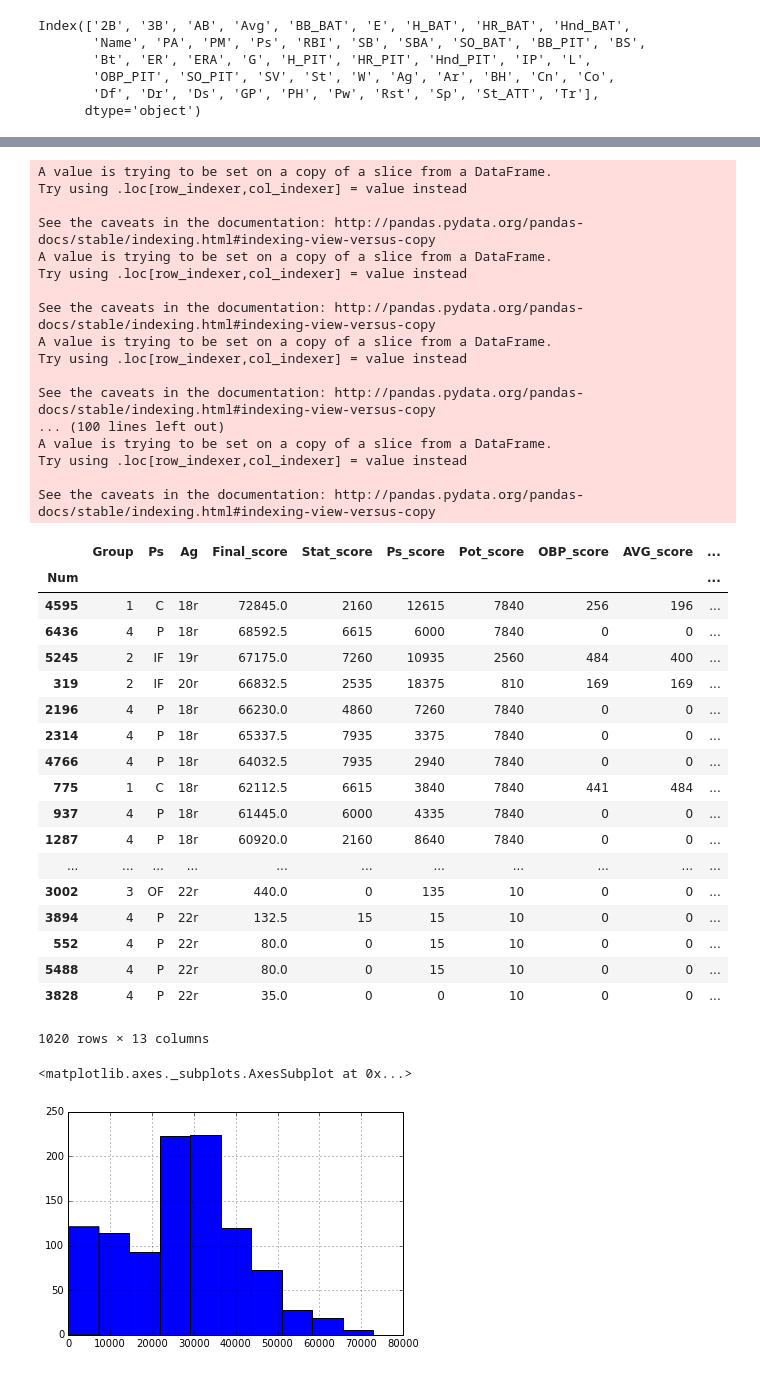
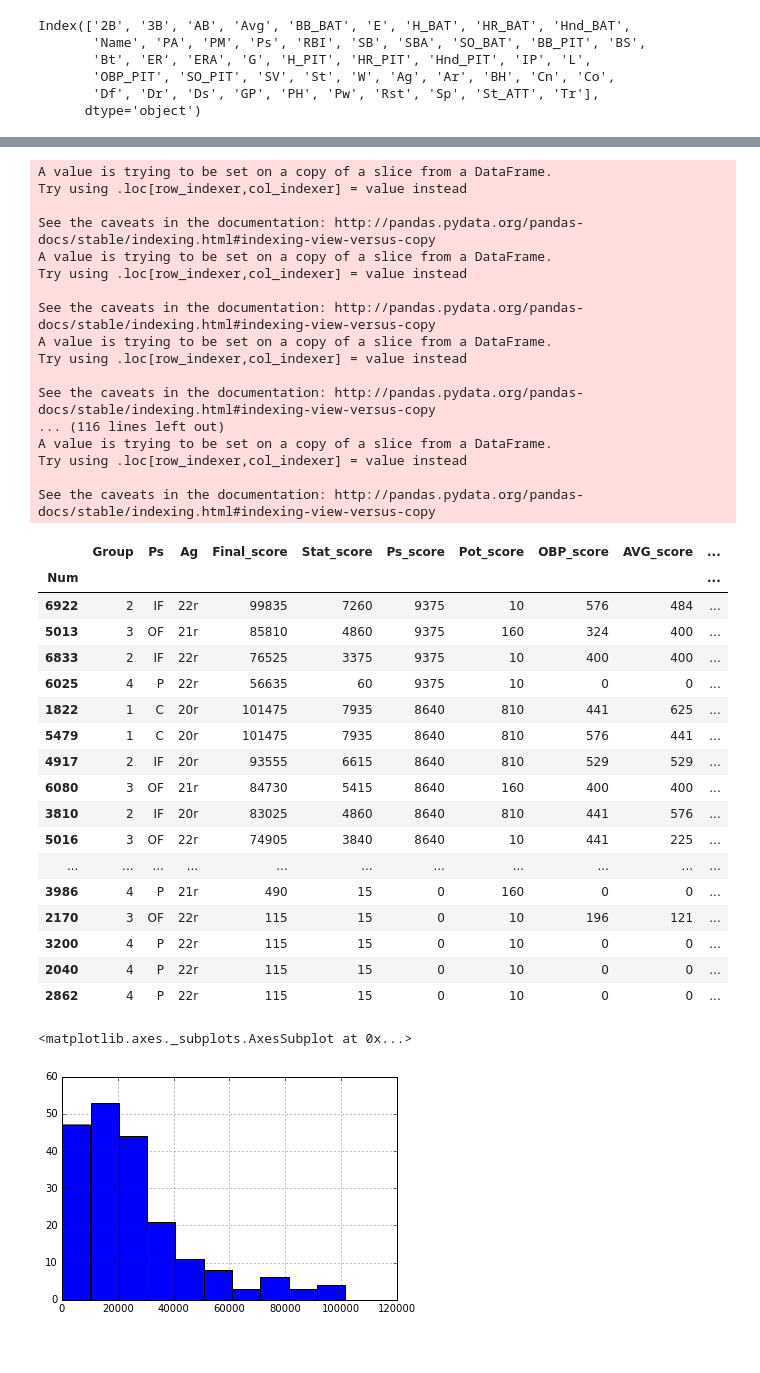
Before and after one commit to jesseerdmann/del_tools, a Jupyter notebook: notebooks/EPBL_Draft.ipynb, the cells around one changed output, grey strips where cells are left out. Saved outputs shown, nothing was run; the diff lists cells and outputs as text; code cells hidden in the pictures.

```diff
--- a/notebooks/EPBL_Draft.ipynb
+++ b/notebooks/EPBL_Draft.ipynb
@@ -156,8 +160,28 @@ infielders = scored[scored['Ps'] == 'IF']
 outfielders = scored[scored['Ps'] == 'OF']
 pitchers = scored[scored['Ps'] == 'P']
 
-catchers['Ps_raw'] = catchers['Co_score'] * 8 + catchers['Pw_score'] * 3 + catchers['Ds_score'] * 5 + \
-                     catchers['Ar_score'] * 3 + catchers['Dr_score'] + catchers['Sp_score'] + catchers['Df_score']
+def min_hit(x):
+    if int(x['Co']) >= CO_MIN and int(x['Ds']) >= DS_MIN:
+        return x['Ps_raw']
+    else:
+        return -1000
+
+def min_arm(x):
+    if int(x['Ar']) >= ARM_MIN:
+        return x['Ps_raw']
+    else:
+        return -1000
+
+def min_pit(x):
+    if int(x['Ar']) + int(x['Cn']) >= PIT_MIN:
+        return x['Ps_raw']
+    else:
+        return -1000
+
+catchers['Ps_raw'] = catchers['Co_score'] * 8 + catchers['Pw_score'] * 3 + catchers['Ds_score'] * 6 + \
+                     catchers['Ar_score'] * 6 + catchers['Dr_score'] + catchers['Sp_score'] + catchers['Df_score']
+catchers['Ps_raw'] = catchers.apply(min_hit, axis=1)
+catchers['Ps_raw'] = catchers.apply(min_arm, axis=1)
 catchers = stat_score(catchers, 'Ps_raw', 'Ps_score', pos_weight)
 catchers['PA_avg'] = (1 - (catchers['PA'].astype(int) / catchers['AB'].astype(int))) * 1000
 catchers['PA_avg'] = catchers['PA_avg'].apply(lambda x: 0 if str(x) == 'nan' else x)
@@ -175,9 +199,10 @@ catchers['Stat_raw'] = (catchers['OBP_score'] * 8 + \
 catchers['Group'] = '1'
 catchers = stat_score(catchers, 'Stat_raw', 'Stat_score', stat_weight)
 
-infielders['Ps_raw'] = infielders['Co_score'] * 8 + infielders['Pw_score'] * 3 + infielders['Ds_score'] * 5 + \
+infielders['Ps_raw'] = infielders['Co_score'] * 8 + infielders['Pw_score'] * 3 + infielders['Ds_score'] * 6 + \
                      infielders['Ar_score'] + infielders['Dr_score'] + infielders['Sp_score'] * 2 + \
                      infielders['Df_score'] * 2
+infielders['Ps_raw'] = infielders.apply(min_hit, axis=1)
 infielders = stat_score(infielders, 'Ps_raw', 'Ps_score', pos_weight)
 infielders['PA_avg'] = (infielders['PA'].astype(int) / infielders['AB'].astype(int)) * 1000
 infielders['PA_avg'] = infielders['PA_avg'].apply(lambda x: 0 if str(x) == 'nan' else x)
@@ -195,9 +220,10 @@ infielders['Stat_raw'] = (infielders['OBP_score'] * 8 + \
 infielders['Group'] = '2'
 infielders = stat_score(infielders, 'Stat_raw', 'Stat_score', stat_weight)
 
-outfielders['Ps_raw'] = outfielders['Co_score'] * 8 + outfielders['Pw_score'] * 3 + outfielders['Ds_score'] * 5 + \
+outfielders['Ps_raw'] = outfielders['Co_score'] * 8 + outfielders['Pw_score'] * 3 + outfielders['Ds_score'] * 6 + \
                      outfielders['Ar_score'] * 2 + outfielders['Dr_score'] + outfielders['Sp_score'] * 2 + \
                      outfielders['Df_score'] * 3
+outfielders['Ps_raw'] = outfielders.apply(min_hit, axis=1)
 outfielders = stat_score(outfielders, 'Ps_raw', 'Ps_score', pos_weight)
 outfielders['PA_avg'] = (outfielders['PA'].astype(int) / outfielders['AB'].astype(int)) * 1000
 outfielders['PA_avg'] = outfielders['PA_avg'].apply(lambda x: 0 if str(x) == 'nan' else x)
@@ -215,8 +241,9 @@ outfielders['Stat_raw'] = (outfielders['OBP_score'] * 8 + \
 outfielders['Group'] = '3'
 outfielders = stat_score(outfielders, 'Stat_raw', 'Stat_score', stat_weight)
 
-pitchers['Ps_raw'] = pitchers['Co_score'] + pitchers['Pw_score'] + pitchers['Ds_score'] + pitchers['Ar_score'] * 8 + \
+pitchers['Ps_raw'] = pitchers['Co_score'] + pitchers['Pw_score'] + pitchers['Ds_score'] * 4 + pitchers['Ar_score'] * 8 + \
                      pitchers['Dr_score'] * 4 + pitchers['Sp_score'] + pitchers['Df_score'] + pitchers['Cn_score'] * 12
+pitchers['Ps_raw'] = pitchers.apply(min_pit, axis=1)
 pitchers = stat_score(pitchers, 'Ps_raw', 'Ps_score', pos_weight)
 pitchers['IP_avg'] = pitchers['IP'].apply(lambda x: float(x))
 pitchers['IP_avg'] = pitchers['IP_avg'].apply(lambda x: 80.0 if x > 80.0 else x)
@@ -248,37 +275,40 @@ A value is trying to be set on a copy of a slice from a DataFrame.
 Try using .loc[row_indexer,col_indexer] = value instead
 
 See the caveats in the documentation: http://pandas.pydata.org/pandas-docs/stable/indexing.html#indexing-view-versus-copy
-... (100 lines left out)
+... (116 lines left out)
 A value is trying to be set on a copy of a slice from a DataFrame.
 Try using .loc[row_indexer,col_indexer] = value instead
 
 See the caveats in the documentation: http://pandas.pydata.org/pandas-docs/stable/indexing.html#indexing-view-versus-copy
 # %%
 scored['Final_score'] = (scored['Stat_score'] * STAT_FACTOR) + (scored['Ps_score'] * POS_FACTOR) + (scored['Pot_score'] * POT_FACTOR)
-scored.sort_values(by=['Final_score'], ascending=False).loc[:, ['Group', 'Ps', 'Ag', 'Final_score', 'Stat_score', 'Ps_score', 'Pot_score', 'OBP_score', 'AVG_score', 'SLG_score', 'SB_score', 'K_score', 'Ps_raw']]
+#scored.sort_values(by=['Final_score'], ascending=False).loc[:, ['Group', 'Ps', 'Ag', 'Final_score', 'Stat_score', 'Ps_score', 'Pot_score', 'OBP_score', 'AVG_score', 'SLG_score', 'SB_score', 'K_score', 'Ps_raw']]
+restricted = scored[scored['Pot_score'] > 0]
+restricted = restricted[restricted['Stat_score'] > 0]
+restricted.sort_values(by=['Ps_score', 'Stat_score', 'Pot_score'], ascending=False)\
+  .loc[:, ['Group', 'Ps', 'Ag', 'Final_score', 'Stat_score', 'Ps_score', 'Pot_score', 'OBP_score', 'AVG_score', 'SLG_score', 'SB_score', 'K_score', 'Ps_raw']]
 # %% [output]
 |  | Group | Ps | Ag | Final_score | Stat_score | Ps_score | Pot_score | OBP_score | AVG_score | ... |
 | Num |  |  |  |  |  |  |  |  |  | ... |
-| 4595 | 1 | C | 18r | 72845.0 | 2160 | 12615 | 7840 | 256 | 196 | ... |
-| 6436 | 4 | P | 18r | 68592.5 | 6615 | 6000 | 7840 | 0 | 0 | ... |
-| 5245 | 2 | IF | 19r | 67175.0 | 7260 | 10935 | 2560 | 484 | 400 | ... |
-| 319 | 2 | IF | 20r | 66832.5 | 2535 | 18375 | 810 | 169 | 169 | ... |
-| 2196 | 4 | P | 18r | 66230.0 | 4860 | 7260 | 7840 | 0 | 0 | ... |
-| 2314 | 4 | P | 18r | 65337.5 | 7935 | 3375 | 7840 | 0 | 0 | ... |
-| 4766 | 4 | P | 18r | 64032.5 | 7935 | 2940 | 7840 | 0 | 0 | ... |
-| 775 | 1 | C | 18r | 62112.5 | 6615 | 3840 | 7840 | 441 | 484 | ... |
-| 937 | 4 | P | 18r | 61445.0 | 6000 | 4335 | 7840 | 0 | 0 | ... |
-| 1287 | 4 | P | 18r | 60920.0 | 2160 | 8640 | 7840 | 0 | 0 | ... |
+| 6922 | 2 | IF | 22r | 99835 | 7260 | 9375 | 10 | 576 | 484 | ... |
+| 5013 | 3 | OF | 21r | 85810 | 4860 | 9375 | 160 | 324 | 400 | ... |
+| 6833 | 2 | IF | 22r | 76525 | 3375 | 9375 | 10 | 400 | 400 | ... |
+| 6025 | 4 | P | 22r | 56635 | 60 | 9375 | 10 | 0 | 0 | ... |
+| 1822 | 1 | C | 20r | 101475 | 7935 | 8640 | 810 | 441 | 625 | ... |
+| 5479 | 1 | C | 20r | 101475 | 7935 | 8640 | 810 | 576 | 441 | ... |
+| 4917 | 2 | IF | 20r | 93555 | 6615 | 8640 | 810 | 529 | 529 | ... |
+| 6080 | 3 | OF | 21r | 84730 | 5415 | 8640 | 160 | 400 | 400 | ... |
+| 3810 | 2 | IF | 20r | 83025 | 4860 | 8640 | 810 | 441 | 576 | ... |
+| 5016 | 3 | OF | 22r | 74905 | 3840 | 8640 | 10 | 441 | 225 | ... |
 | ... | ... | ... | ... | ... | ... | ... | ... | ... | ... | ... |
-| 3002 | 3 | OF | 22r | 440.0 | 0 | 135 | 10 | 0 | 0 | ... |
-| 3894 | 4 | P | 22r | 132.5 | 15 | 15 | 10 | 0 | 0 | ... |
-| 552 | 4 | P | 22r | 80.0 | 0 | 15 | 10 | 0 | 0 | ... |
-| 5488 | 4 | P | 22r | 80.0 | 0 | 15 | 10 | 0 | 0 | ... |
-| 3828 | 4 | P | 22r | 35.0 | 0 | 0 | 10 | 0 | 0 | ... |
+| 3986 | 4 | P | 21r | 490 | 15 | 0 | 160 | 0 | 0 | ... |
+| 2170 | 3 | OF | 22r | 115 | 15 | 0 | 10 | 196 | 121 | ... |
+| 3200 | 4 | P | 22r | 115 | 15 | 0 | 10 | 0 | 0 | ... |
+| 2040 | 4 | P | 22r | 115 | 15 | 0 | 10 | 0 | 0 | ... |
+| 2862 | 4 | P | 22r | 115 | 15 | 0 | 10 | 0 | 0 | ... |
-1020 rows × 13 columns
 # %%
-scored['Final_score'].hist()
+restricted['Final_score'].hist()
 # %% [output]
 <matplotlib.axes._subplots.AxesSubplot at 0x...>
-[figure, old version]
+[figure, new version]
 # %%
```
Also changed, not shown: parts of 6 cells of this notebook, 1 other file.
